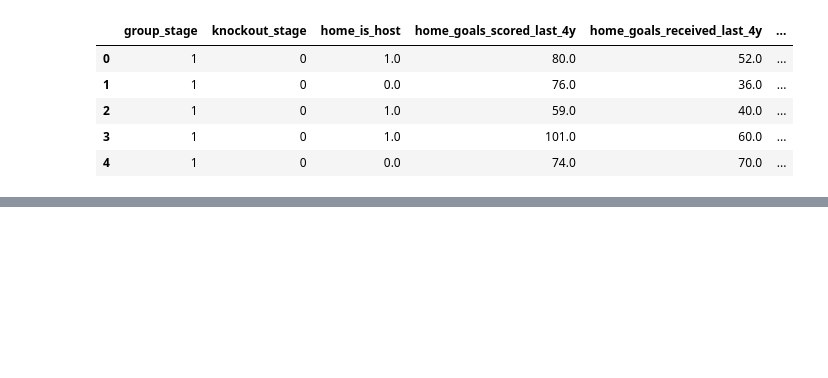
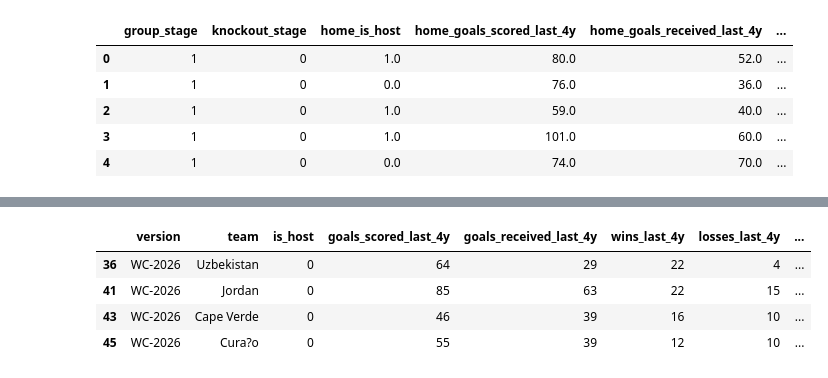
Before and after one commit to tonyinarula/World-Cup-2026-Predictive-Analysis, a Jupyter notebook: analysis.ipynb, the cells around one changed output, grey strips where cells are left out. Cells and saved outputs as stored; diff of their text form; code cells hidden in the pictures; blank space fills up the shorter version.

```diff
--- a/analysis.ipynb
+++ b/analysis.ipynb
@@ -1370,0 +1432,8 @@ print(results.head())
+# %%
+kaggle_2026[kaggle_2026['world_cup_participations_before'] == 0]
+# %% [output]
+|  | version | team | is_host | goals_scored_last_4y | goals_received_last_4y | wins_last_4y | losses_last_4y | ... |
+| 36 | WC-2026 | Uzbekistan | 0 | 64 | 29 | 22 | 4 | ... |
+| 41 | WC-2026 | Jordan | 0 | 85 | 63 | 22 | 15 | ... |
+| 43 | WC-2026 | Cape Verde | 0 | 46 | 39 | 16 | 10 | ... |
+| 45 | WC-2026 | Cura?o | 0 | 55 | 39 | 12 | 10 | ... |
```
Also changed, not shown: parts of 21 cells of this notebook.
